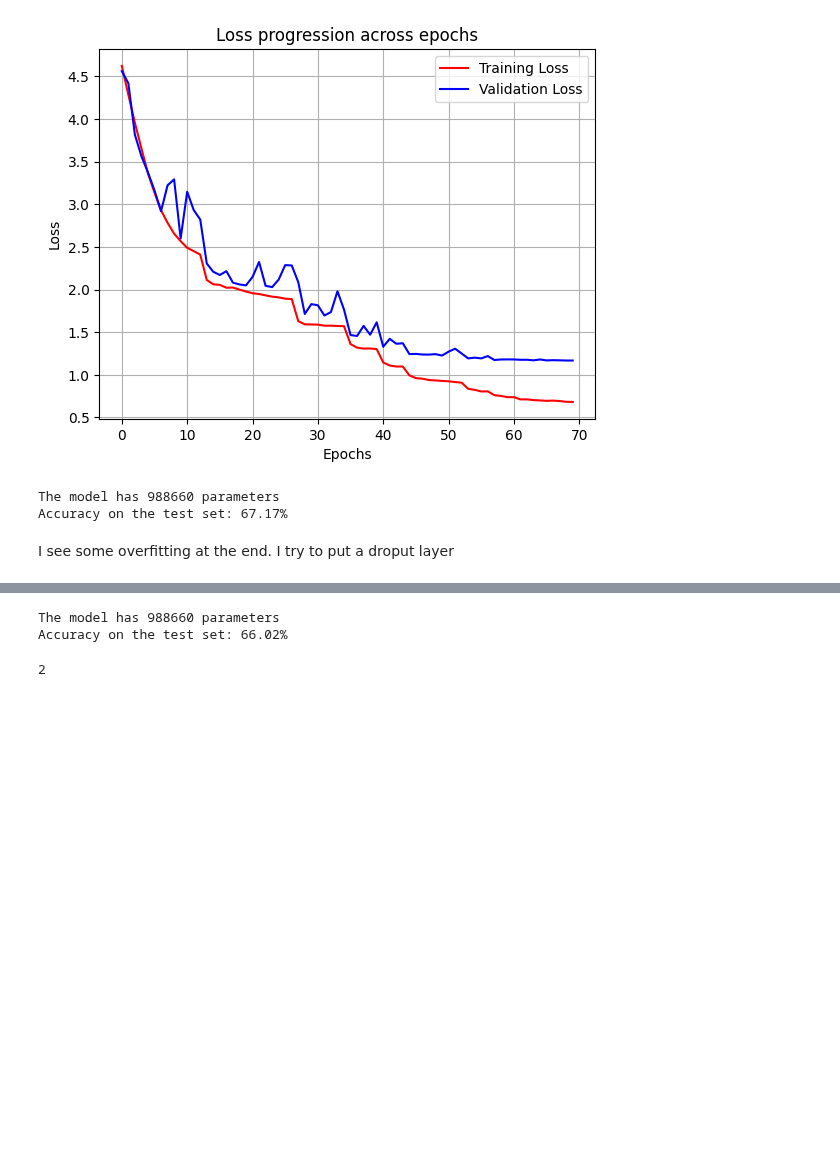
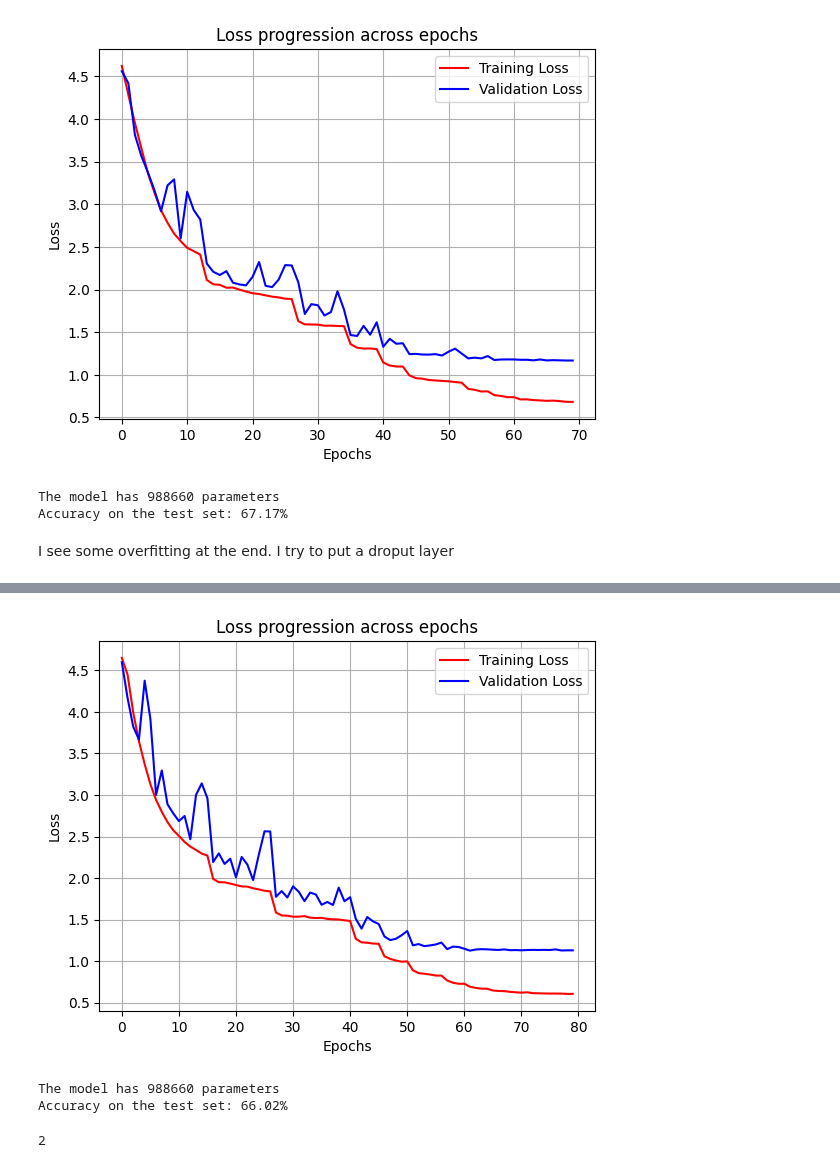
Before and after one commit to AleCardinale/Fundamentals-Inference-Learning, a Jupyter notebook: HW3/practical/cifar100.ipynb, the cells around one changed output, grey strips where cells are left out. Drawn from its saved outputs; the diff is of its cells as text; code cells hidden in the pictures; blank space fills up the shorter version.

```diff
--- a/HW3/practical/cifar100.ipynb
+++ b/HW3/practical/cifar100.ipynb
@@ -285,7 +285,7 @@ class ResNet(nn.Module):
         self.in_planes = 16  # Initial number of filters
 
         # First layer: 3x3 Convolution
-        self.conv1 = nn.Conv2d(3, 16, kernel_size=7, stride=1, padding=1, bias=False)
+        self.conv1 = nn.Conv2d(3, 16, kernel_size=3, stride=1, padding=1, bias=False)
         self.bn1 = nn.BatchNorm2d(16)
 
         # Residual layers
@@ -612,17 +606,17 @@ def fit(
         else:
             print(f"Epoch {epoch}: Train Loss={train_loss:.4f}")
 
-        if epoch >= 40:
-            if abs(val_accuracy - val_accuracies[-2]) <= 2:
-              stagnant_epochs += 1
-            if epoch == 40 or stagnant_epochs == 3:
-              stagnant_epochs = 0
-              for param in model.parameters():
-                  if param.grad is not None:
-                      noise = torch.randn_like(param.grad)
-                      noise = noise / torch.norm(noise)
-                      param.grad.add_(noise)
-              print("Noise added")
+        # if epoch >= 40:
+        #     if abs(val_accuracy - val_accuracies[-2]) <= 2:
+        #       stagnant_epochs += 1
+        #     if epoch == 40 or stagnant_epochs == 3:
+        #       stagnant_epochs = 0
+        #       for param in model.parameters():
+        #           if param.grad is not None:
+        #               noise = torch.randn_like(param.grad)
+        #               noise = noise / torch.norm(noise)
+        #               param.grad.add_(noise)
+        #       print("Noise added")
 
         if scheduler_lr is not None:
             current_lr = optimizer.param_groups[0]['lr']
@@ -753,7 +747,7 @@ I see some overfitting at the end. I try to put a droput layer
 # %%
 model = ResNet(block=ResidualBlock, num_blocks=[12, 11, 10]).to(DEVICE)
 
-optimizer = torch.optim.SGD(model.parameters(), lr=0.1, weight_decay=0.001, momentum=0.9, nesterov=True)
+optimizer = torch.optim.SGD(model.parameters(), lr=0.01, weight_decay=0.001, momentum=0.9, nesterov=True)
 scheduler_lr = torch.optim.lr_scheduler.ReduceLROnPlateau(optimizer, factor=0.5, patience=2, threshold=1e-3, verbose=True)
 
 train_losses, valid_losses, valid_accs =   fit(
@@ -765,6 +759,6 @@ train_losses, valid_losses, valid_accs =   fit(
         val_dataloader = valid_dataloader,
         scheduler_lr = scheduler_lr
     )
-torch.save(model.state_dict(), 'resNet_noiseSGD.pt')
+torch.save(model.state_dict(), 'resNet_final.pt')
 plot_train_val_loss(train_losses, valid_losses)
 # %% [output]
@@ -789,3 +783,7 @@ Noise added
+# %%
+plot_train_val_loss(train_losses, valid_losses)
+# %% [output]
+[figure, added]
 # %%
 evaluate(model)
 # %% [output]
```
Also changed, not shown: parts of 3 cells of this notebook.
